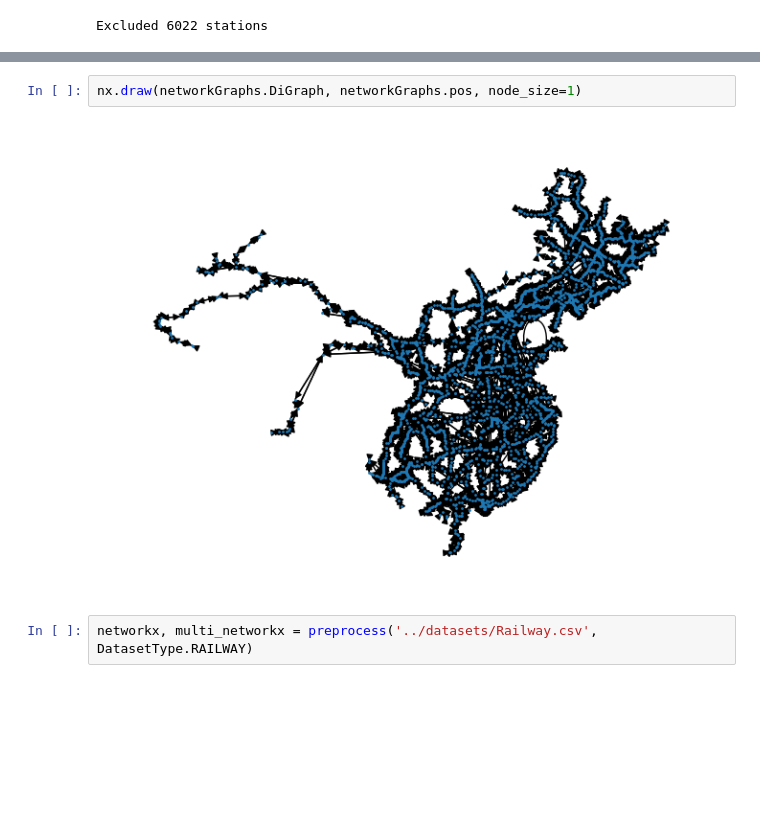
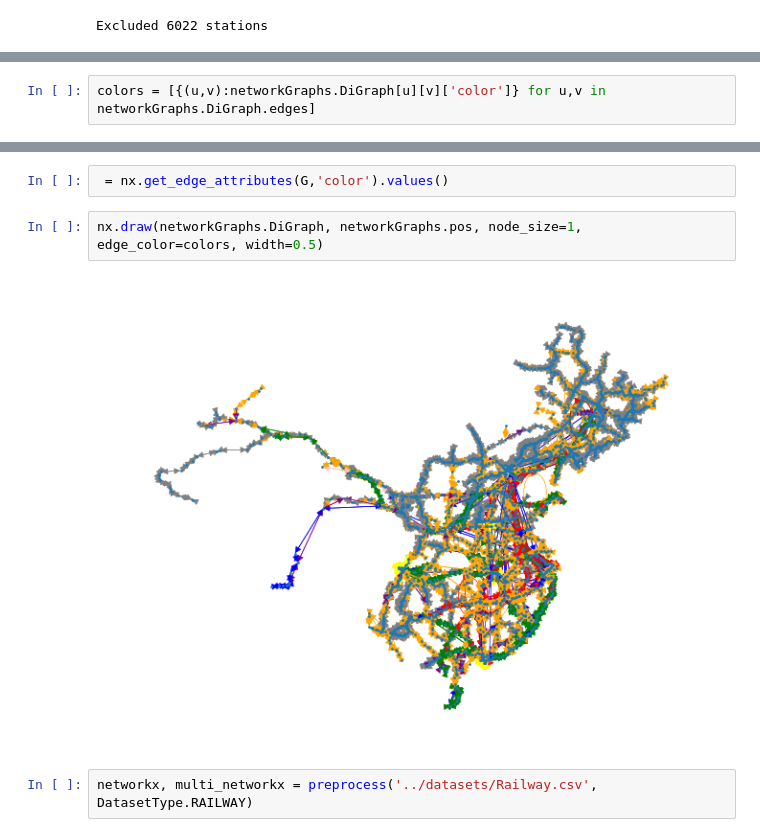
Before and after one commit to airscholar/AlphaTeam, a Jupyter notebook: analysis/Rail.ipynb, the cells around one changed output, grey strips where cells are left out. Cells and saved outputs as stored; diff of their text form; blank space fills up the shorter version.

Commit message:
create color edge depending on train

```diff
--- a/analysis/Rail.ipynb
+++ b/analysis/Rail.ipynb
@@ -29,0 +10,2 @@ networkGraphs.__dict__
+# %%
+colors = [{(u,v):networkGraphs.DiGraph[u][v]['color']} for u,v in networkGraphs.DiGraph.edges]
@@ -30,7 +14,9 @@ networkGraphs.__dict__
+# %%
+ = nx.get_edge_attributes(G,'color').values()
 # %%
-nx.draw(networkGraphs.DiGraph, networkGraphs.pos, node_size=1)
+nx.draw(networkGraphs.DiGraph, networkGraphs.pos, node_size=1, edge_color=colors, width=0.5)
 # %% [output]
-[figure, old version]
+[figure, new version]
 # %%
 networkx, multi_networkx = preprocess('../datasets/Railway.csv', DatasetType.RAILWAY)
 # %% [output]
```
Also changed, not shown: parts of 2 cells of this notebook, 5 other files.
